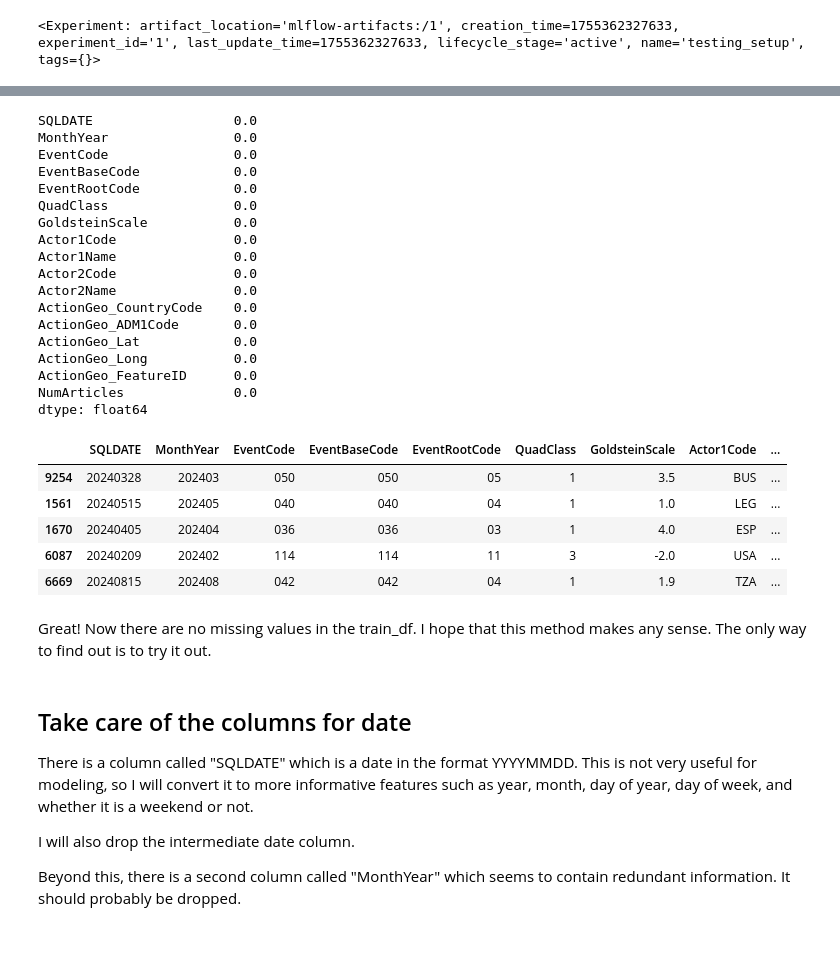
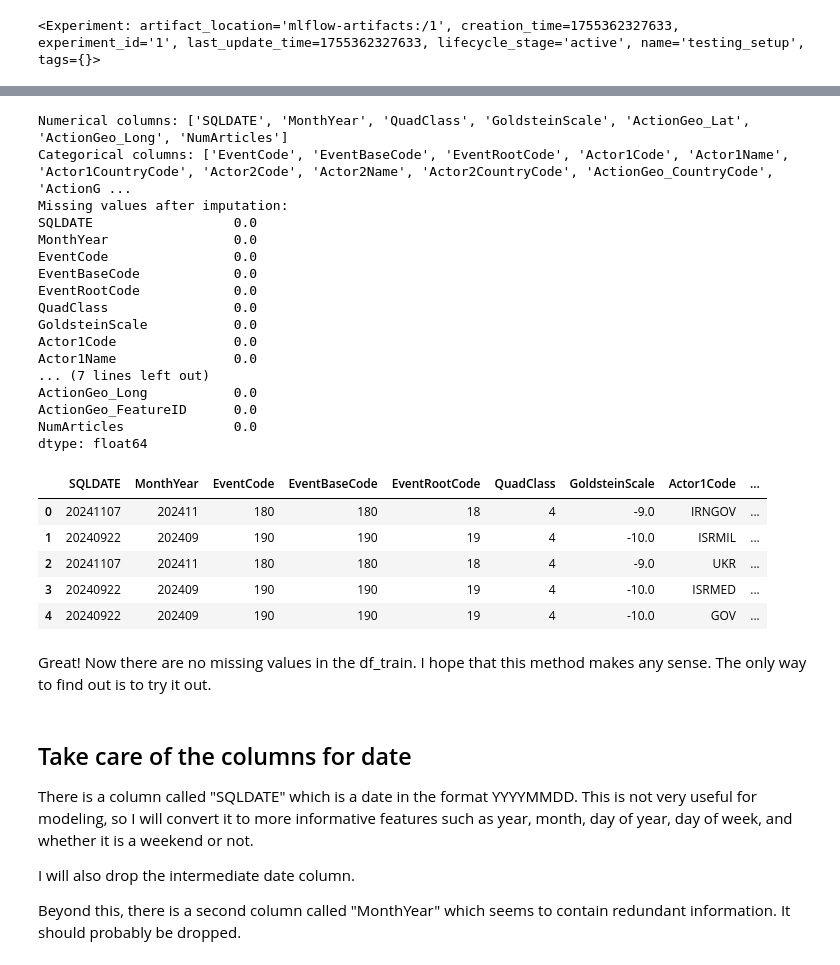
Before and after one commit to fabianjkrueger/gdelt-newsimpact, a Jupyter notebook: notebooks/exploratory_data_analysis.ipynb, the cells around one changed output, grey strips where cells are left out. Drawn from its saved outputs; the diff is of its cells as text; code cells hidden in the pictures.

```diff
--- a/notebooks/exploratory_data_analysis.ipynb
+++ b/notebooks/exploratory_data_analysis.ipynb
@@ -79,6 +97,12 @@ If there is any column that has a lot of missing values, I will drop it.
 Columns with just a low percentages may be imputed if there is a meaningful
 way.
 # %%
-# check for missing values
-train_df.isnull().mean()
+# check for missing values and extract columns with >= 50% missing
+missing_rates = df_train.isnull().mean()
+columns_high_missing = missing_rates[missing_rates >= 0.5].index.tolist()
+
+print("Missing value rates:")
+print(missing_rates)
+print(f"\nColumns with >= 50% missing values:")
+print(columns_high_missing)
 # %% [output]
@@ -241,52 +222,63 @@ I will go with the first option, so here's the plan:
 # %%
-# impute missing values
+# imputation strategy
+# numerical values: use 999 (far outside normal range)
+# categorical values: use "UNKNOWN"
 
-# define imputation strategy
-imputation_strategy = {
-    "Actor1Code": "UNKNOWN",
-    "Actor1Name": "UNKNOWN",
-    "Actor2Code": "UNKNOWN",
-    "Actor2Name": "UNKNOWN",
-    "ActionGeo_CountryCode": "UNKNOWN",
-    "ActionGeo_ADM1Code": "UNKNOWN",
-    "ActionGeo_FeatureID": "UNKNOWN",
-    "ActionGeo_Lat": 999,
-    "ActionGeo_Long": 999,
-}
+# automatically identify column types
+numerical_columns = df_train.select_dtypes(
+    include=['int64', 'float64']
+).columns.tolist()
+categorical_columns = df_train.select_dtypes(
+    include=['object', 'string']
+).columns.tolist()
 
-# fill missing values with new
-train_df.fillna(imputation_strategy, inplace=True)
+print("Numerical columns:", numerical_columns)
+print("Categorical columns:", categorical_columns)
+
+# create imputation strategy dynamically
+imputation_strategy = {}
+
+# add categorical imputation (UNKNOWN for all)
+for col in categorical_columns:
+    imputation_strategy[col] = "UNKNOWN"
+
+# add numerical imputation (999 for all)
+for col in numerical_columns:
+    imputation_strategy[col] = 999
+
+# fill missing values with strategy
+df_train.fillna(imputation_strategy, inplace=True)
 
 # check result
-print(train_df.isna().mean())
-train_df.head()
+print("Missing values after imputation:")
+print(df_train.isna().mean())
+df_train.head()
 # %% [output]
+Numerical columns: ['SQLDATE', 'MonthYear', 'QuadClass', 'GoldsteinScale', 'ActionGeo_Lat', 'ActionGeo_Long', 'NumArticles']
+Categorical columns: ['EventCode', 'EventBaseCode', 'EventRootCode', 'Actor1Code', 'Actor1Name', 'Actor1CountryCode', 'Actor2Code', 'Actor2Name', 'Actor2CountryCode', 'ActionGeo_CountryCode', 'ActionG ...
+Missing values after imputation:
 SQLDATE                  0.0
 MonthYear                0.0
 EventCode                0.0
 EventBaseCode            0.0
 EventRootCode            0.0
 QuadClass                0.0
 GoldsteinScale           0.0
 Actor1Code               0.0
 Actor1Name               0.0
-Actor2Code               0.0
-Actor2Name               0.0
-ActionGeo_CountryCode    0.0
-ActionGeo_ADM1Code       0.0
-ActionGeo_Lat            0.0
+... (7 lines left out)
 ActionGeo_Long           0.0
 ActionGeo_FeatureID      0.0
 NumArticles              0.0
 dtype: float64
 |  | SQLDATE | MonthYear | EventCode | EventBaseCode | EventRootCode | QuadClass | GoldsteinScale | Actor1Code | ... |
-| 9254 | 20240328 | 202403 | 050 | 050 | 05 | 1 | 3.5 | BUS | ... |
-| 1561 | 20240515 | 202405 | 040 | 040 | 04 | 1 | 1.0 | LEG | ... |
-| 1670 | 20240405 | 202404 | 036 | 036 | 03 | 1 | 4.0 | ESP | ... |
-| 6087 | 20240209 | 202402 | 114 | 114 | 11 | 3 | -2.0 | USA | ... |
-| 6669 | 20240815 | 202408 | 042 | 042 | 04 | 1 | 1.9 | TZA | ... |
+| 0 | 20241107 | 202411 | 180 | 180 | 18 | 4 | -9.0 | IRNGOV | ... |
+| 1 | 20240922 | 202409 | 190 | 190 | 19 | 4 | -10.0 | ISRMIL | ... |
+| 2 | 20241107 | 202411 | 180 | 180 | 18 | 4 | -9.0 | UKR | ... |
+| 3 | 20240922 | 202409 | 190 | 190 | 19 | 4 | -10.0 | ISRMED | ... |
+| 4 | 20240922 | 202409 | 190 | 190 | 19 | 4 | -10.0 | GOV | ... |
 # %% [markdown]
-Great! Now there are no missing values in the train_df.
+Great! Now there are no missing values in the df_train.
 I hope that this method makes any sense.
 The only way to find out is to try it out.
 # %% [markdown]
```
Also changed, not shown: parts of 40 cells of this notebook, 2 other files.
